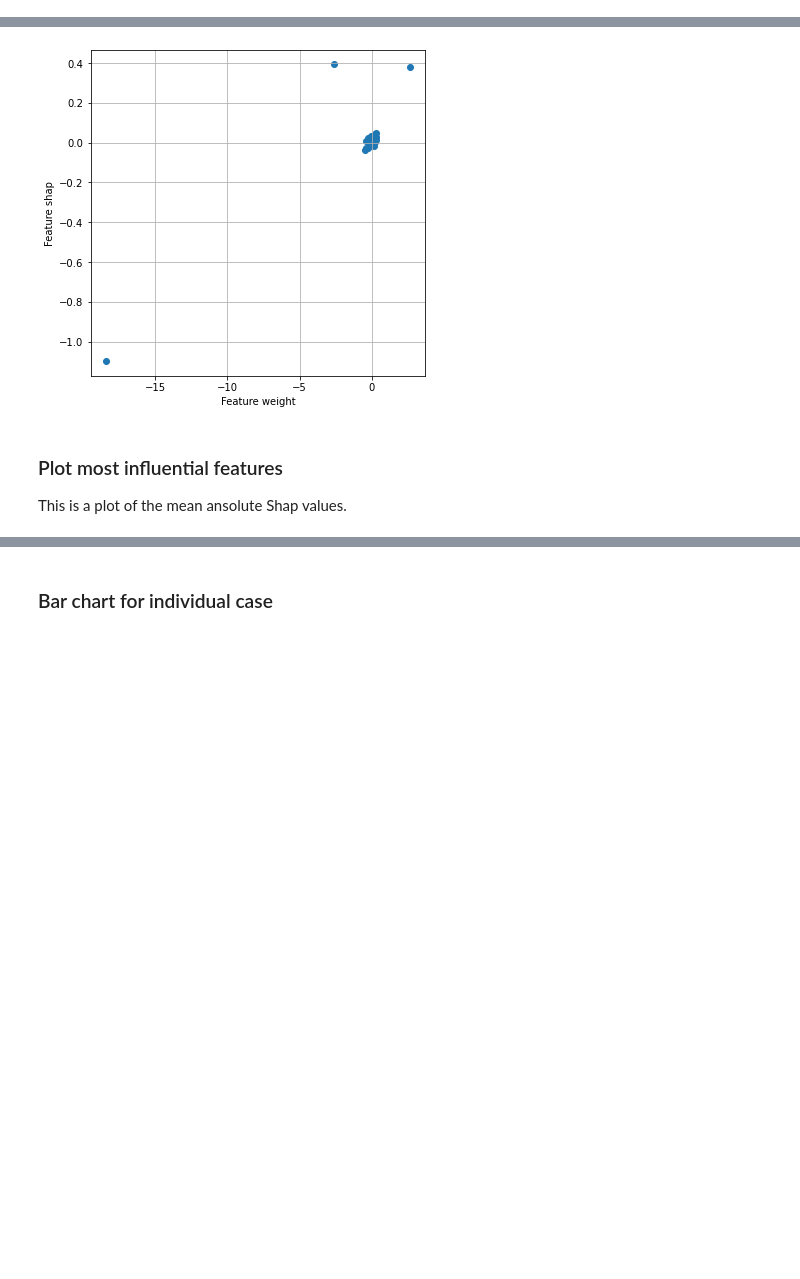
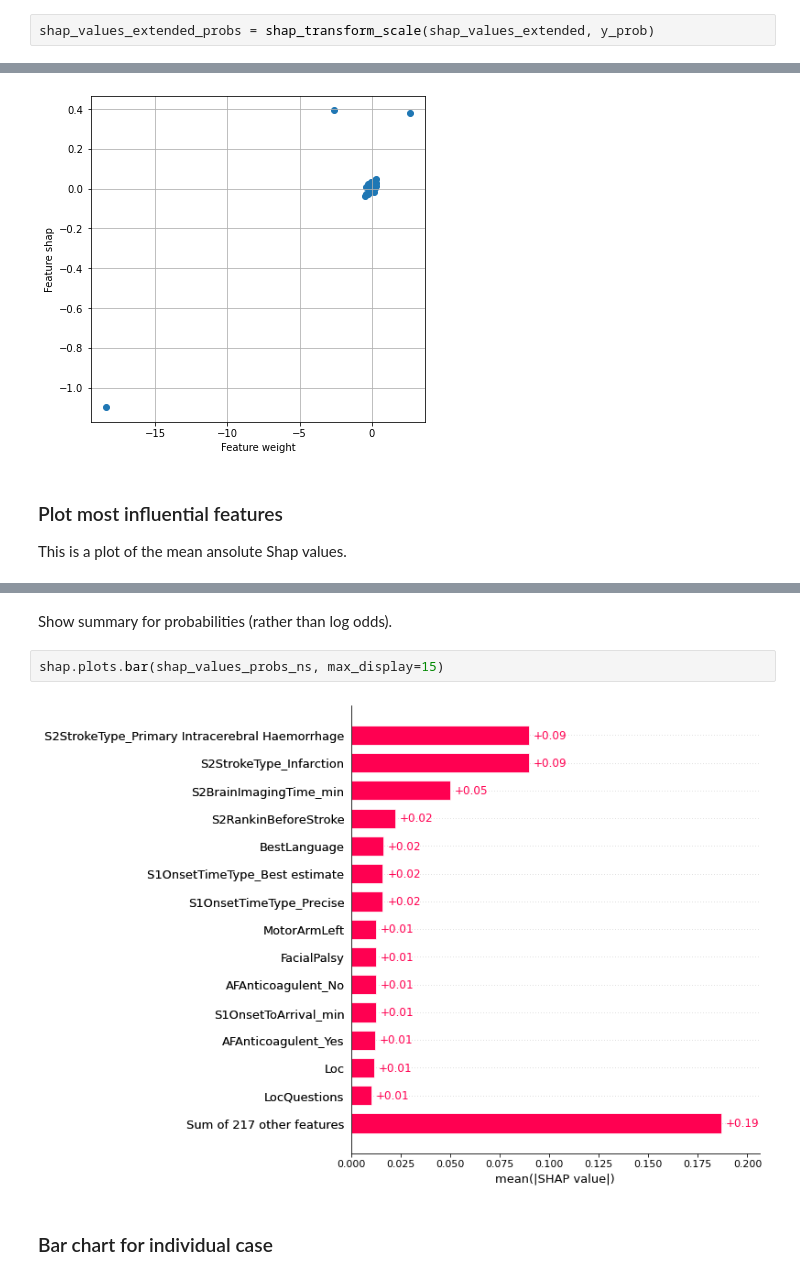
Before and after one commit to samuel-book/samuel-2, a Jupyter notebook: samuel_1/shap/01_log_reg_shap.ipynb, the cells around one changed output, grey strips where cells are left out. Cells and saved outputs as stored; diff of their text form; blank space fills up the shorter version.

```diff
--- a/samuel_1/shap/01_log_reg_shap.ipynb
+++ b/samuel_1/shap/01_log_reg_shap.ipynb
@@ -192,3 +248,5 @@ Intersecting values:
+# %%
+shap_values_extended_probs = shap_transform_scale(shap_values_extended, y_prob)
 # %% [markdown]
 ## Shap plots
 
@@ -222,3 +284,9 @@ shap.plots.bar(shap_values_extended_ns, max_display=15)
+# %% [markdown]
+Show summary for probabilities (rather than log odds).
+# %%
+shap.plots.bar(shap_values_probs_ns, max_display=15)
+# %% [output]
+[figure, added]
 # %% [markdown]
 ### Bar chart for individual case
 # %%
```
Also changed, not shown: parts of 27 cells of this notebook.
